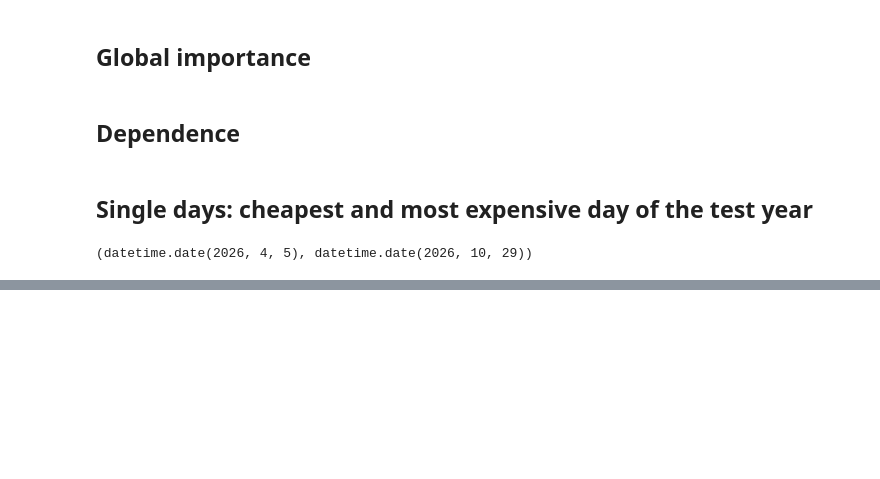
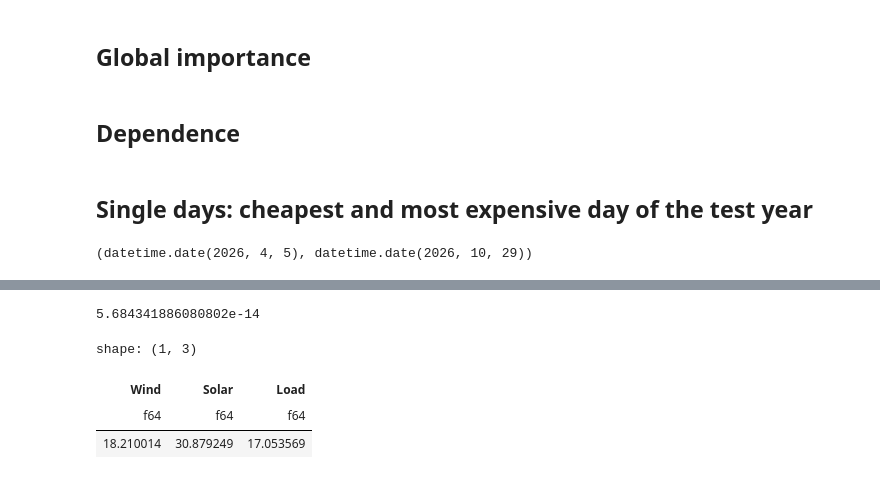
Before and after one commit to patrickresearch/energy_day-ahead_forecast, a Jupyter notebook: notebooks/03_explain.ipynb, the cells around one changed output, grey strips where cells are left out. Saved outputs shown, nothing was run; the diff lists cells and outputs as text; code cells hidden in the pictures; blank space fills up the shorter version.

Commit message:
Add wind/solar/load Shapley decomposition and wandb tracking

```diff
--- a/notebooks/03_explain.ipynb
+++ b/notebooks/03_explain.ipynb
@@ -13,7 +13,8 @@ from energy_forecast import explain, features, forecast, plots
 from energy_forecast.data import load
 
 pio.templates.default = "plotly_white"
-df = features.build(load())
+raw = load()
+df = features.build(raw)
 cfg = forecast.DEFAULT
 model = forecast.fit(forecast.train_window(df, forecast.TEST[0], cfg), cfg)
 test = df.filter(pl.col("day").is_between(*forecast.TEST))
@@ -47,0 +58,6 @@ plots.shap_day(shap, list(cfg.features), expensive)
+# %%
+drv = explain.drivers(model, raw, forecast.TEST, cfg)
+check = drv.select(pl.sum_horizontal("reference", *explain.DRIVERS) - pl.col("pred")).to_series()
+check.abs().max()
+# %% [output]
+5.684341886080802e-14
@@ -47,0 +66,7 @@ plots.shap_day(shap, list(cfg.features), expensive)
+# %%
+drv.select(pl.col(*explain.DRIVERS).abs().mean())
+# %% [output]
+shape: (1, 3)
+| Wind | Solar | Load |
+| f64 | f64 | f64 |
+| 18.210014 | 30.879249 | 17.053569 |
```
Also changed, not shown: parts of 5 cells of this notebook, 10 other files.
